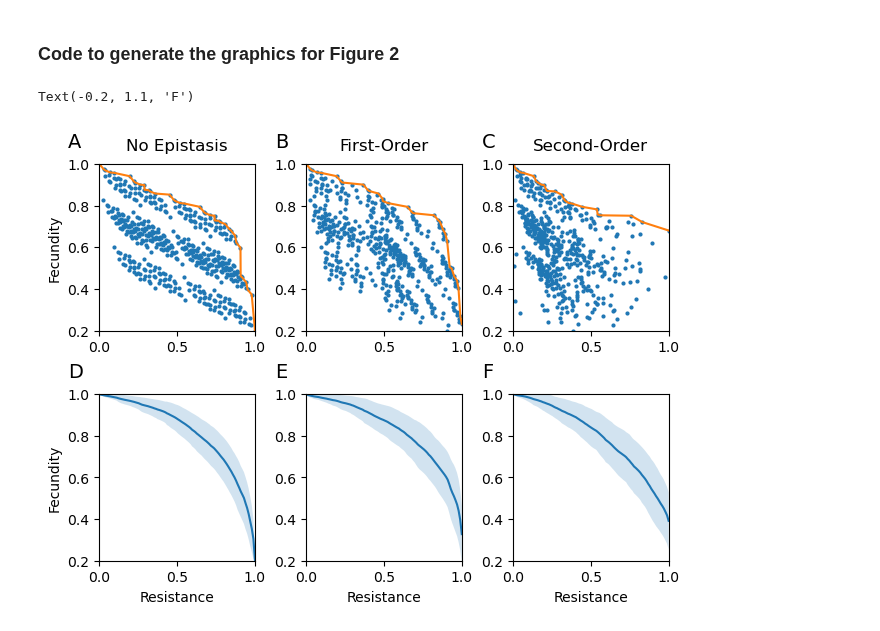
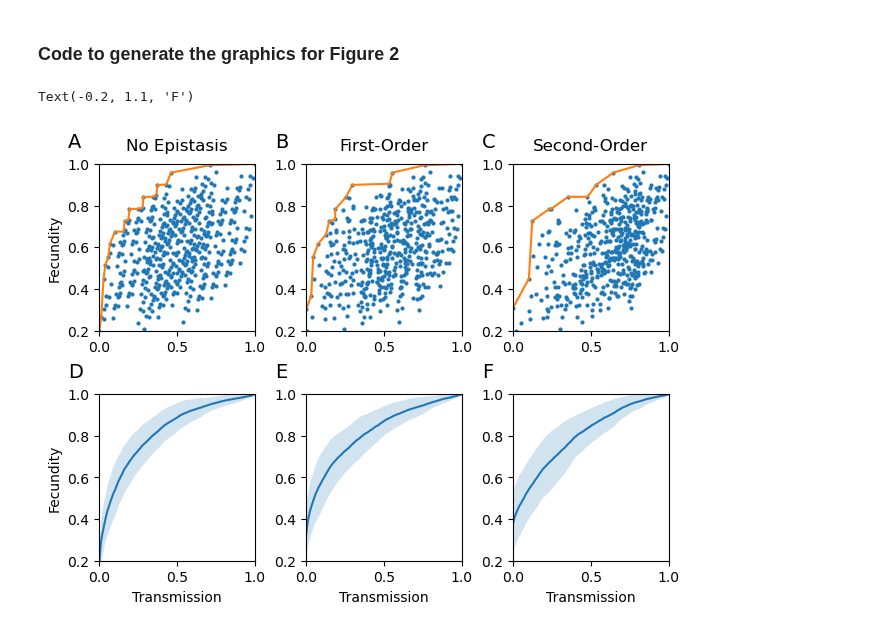
Before and after one commit to svhulse/cost-model, a Jupyter notebook: fig_2.ipynb, the cells around one changed output. Drawn from its saved outputs; the diff is of its cells as text; code cells hidden in the pictures.

Commit message:
plot updates

```diff
--- a/fig_2.ipynb
+++ b/fig_2.ipynb
@@ -83,8 +83,8 @@ model.update_loci(res, cost)
 model.normalize()
 front_res, front_costs = model.pareto()
 
-ax[0,0].scatter(1 - model.B, model.F, s=4)
-ax[0,0].plot(1 - front_res, front_costs, color='tab:orange')
+ax[0,0].scatter(model.B, model.F, s=4)
+ax[0,0].plot(front_res, front_costs, color='tab:orange')
 ax[0,0].set_ylabel('Fecundity')
 
 ### Figure 2B: Scatterplot of a simulation with first-order epistasis ###
@@ -93,8 +93,8 @@ model.add_epistasis(2, p1, sigma1)
 model.normalize()
 front_res, front_costs = model.pareto()
 
-ax[0,1].scatter(1 - model.B, model.F, s=4)
-ax[0,1].plot(1 - front_res, front_costs, color='tab:orange')
+ax[0,1].scatter(model.B, model.F, s=4)
+ax[0,1].plot(front_res, front_costs, color='tab:orange')
 
 ### Figure 2C: Scatterplot of a simulation with second-order epistasis ###
 model.update_loci(res, cost)
@@ -103,46 +103,46 @@ model.add_epistasis(3, p2, sigma2)
 model.normalize()
 front_res, front_costs = model.pareto()
 
-ax[0,2].scatter(1 - model.B, model.F, s=4)
-ax[0,2].plot(1 - front_res, front_costs, color='tab:orange')
+ax[0,2].scatter(model.B, model.F, s=4)
+ax[0,2].plot(front_res, front_costs, color='tab:orange')
 
 ### Figure 2D: Average Pareto front without epistasis ###
 res_pts = np.linspace(0, 1, 100)
 
-ax[1,0].plot(1 - res_pts, costs_epi0)
-ax[1,0].fill_between(1 - res_pts, costs_epi0-err_epi0, costs_epi0+err_epi0, alpha=0.2)
-ax[1,0].set_xlabel('Resistance')
+ax[1,0].plot(res_pts, costs_epi0)
+ax[1,0].fill_between(res_pts, costs_epi0-err_epi0, costs_epi0+err_epi0, alpha=0.2)
+ax[1,0].set_xlabel('Transmission')
 ax[1,0].set_ylabel('Fecundity')
 
 ### Figure 2E: Average Pareto front with first-order epistasis ###
-ax[1,1].plot(1 - res_pts, costs_epi1)
-ax[1,1].fill_between(1 - res_pts, costs_epi1-err_epi1, costs_epi1+err_epi1, alpha=0.2)
-ax[1,1].set_xlabel('Resistance')
+ax[1,1].plot(res_pts, costs_epi1)
+ax[1,1].fill_between(res_pts, costs_epi1-err_epi1, costs_epi1+err_epi1, alpha=0.2)
+ax[1,1].set_xlabel('Transmission')
 
 ### Figure 2F: Average Pareto front with second-order epistasis ###
-ax[1,2].plot(1 - res_pts, costs_epi2)
-ax[1,2].fill_between(1 - res_pts, costs_epi2-err_epi2, costs_epi2+err_epi2, alpha=0.2)
-ax[1,2].set_xlabel('Resistance')
+ax[1,2].plot(res_pts, costs_epi2)
+ax[1,2].fill_between(res_pts, costs_epi2-err_epi2, costs_epi2+err_epi2, alpha=0.2)
+ax[1,2].set_xlabel('Transmission')
 
 ax[0,0].set_xbound(0, 1)
 ax[0,1].set_xbound(0, 1)
 ax[0,2].set_xbound(0, 1)
 ax[1,0].set_xbound(0, 1)
 ax[1,1].set_xbound(0, 1)
 ax[1,2].set_xbound(0, 1)
 ax[0,0].set_ybound(0.2, 1)
 ax[0,1].set_ybound(0.2, 1)
 ax[0,2].set_ybound(0.2, 1)
 ax[1,0].set_ybound(0.2, 1)
 ax[1,1].set_ybound(0.2, 1)
 ax[1,2].set_ybound(0.2, 1)
 
 ax[0,0].annotate("A", xy=(-0.2, 1.1), xycoords="axes fraction", fontsize=14)
 ax[0,1].annotate("B", xy=(-0.2, 1.1), xycoords="axes fraction", fontsize=14)
 ax[0,2].annotate("C", xy=(-0.2, 1.1), xycoords="axes fraction", fontsize=14)
 ax[1,0].annotate("D", xy=(-0.2, 1.1), xycoords="axes fraction", fontsize=14)
 ax[1,1].annotate("E", xy=(-0.2, 1.1), xycoords="axes fraction", fontsize=14)
 ax[1,2].annotate("F", xy=(-0.2, 1.1), xycoords="axes fraction", fontsize=14)
 # %% [output]
 Text(-0.2, 1.1, 'F')
-[figure, old version]
+[figure, new version]
```
Also changed, not shown: parts of 1 cell of this notebook, 3 other files.
